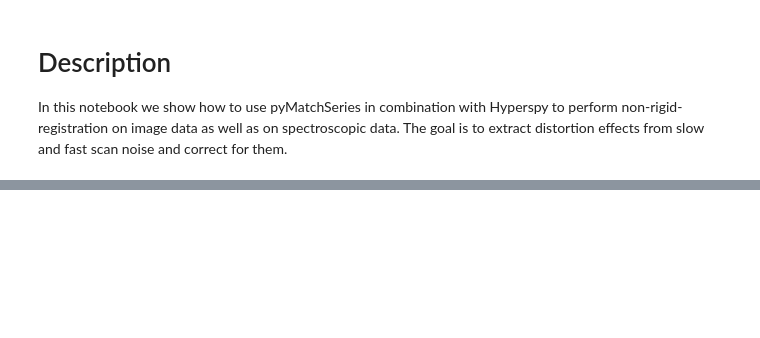
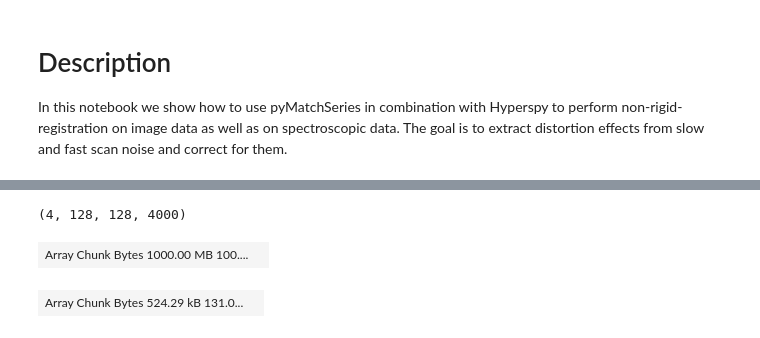
Before and after one commit to din14970/pyMatchSeries, a Jupyter notebook: examples/example.ipynb, the cells around one changed output, grey strips where cells are left out. Cells and saved outputs as stored; diff of their text form; code cells hidden in the pictures; blank space fills up the shorter version.

```diff
--- a/examples/example.ipynb
+++ b/examples/example.ipynb
@@ -224,0 +379,4 @@ defspec
+# %%
+result.shape
+# %% [output]
+(4, 128, 128, 4000)
@@ -224,0 +393,6 @@ defspec
+# %%
+kk = da.from_array(np.zeros((500, 500, 500)), chunks=(-1, -1, "auto"))
+# %%
+kk
+# %% [output]
+| Array Chunk Bytes 1000.00 MB 100.... |  |
@@ -224,0 +401,5 @@ defspec
+# %%
+ans = difim.map_blocks(deform_image, defx, defy, dtype=float)
+ans
+# %% [output]
+| Array Chunk Bytes 524.29 kB 131.0... |  |
```
Also changed, not shown: parts of 103 cells of this notebook.
